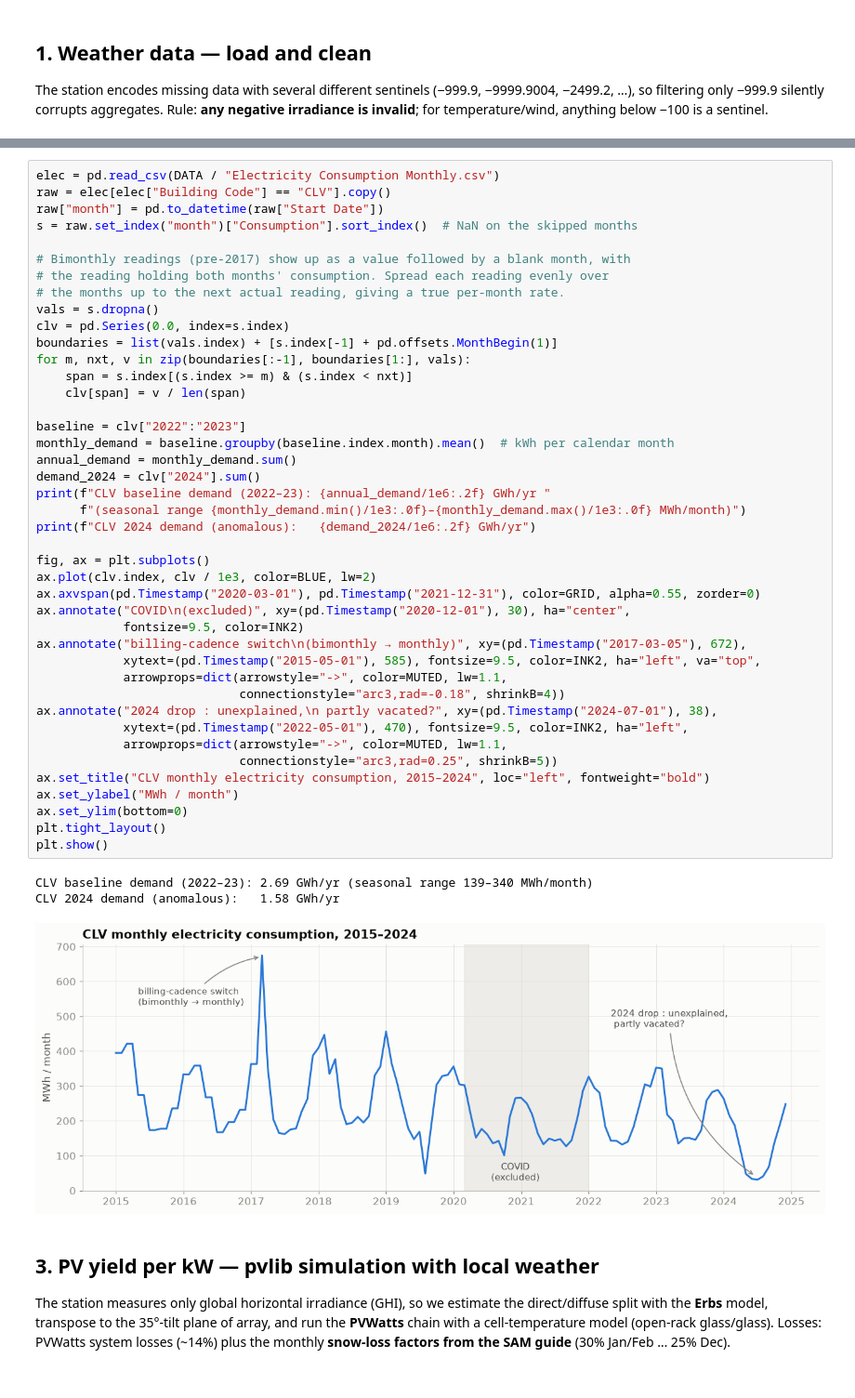
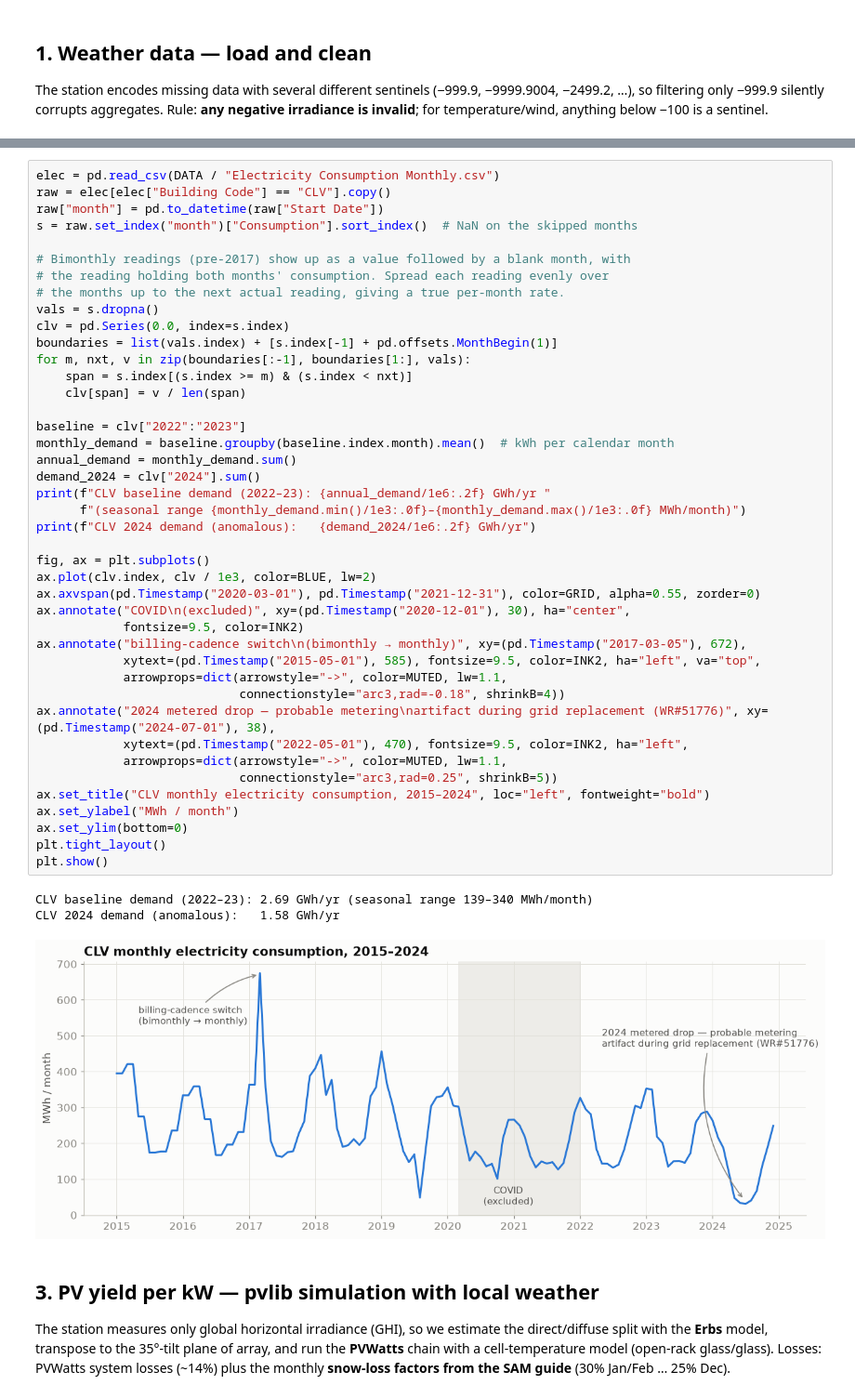
Before and after one commit to k399z/Solar-PV-potential-analysis, a Jupyter notebook: solar_energy_simulation.ipynb, the cells around one changed output, grey strips where cells are left out. Shown at 93% size. Drawn from its saved outputs; the diff is of its cells as text.

```diff
--- a/solar_energy_simulation.ipynb
+++ b/solar_energy_simulation.ipynb
@@ -117,35 +119,35 @@ for m, nxt, v in zip(boundaries[:-1], boundaries[1:], vals):
     clv[span] = v / len(span)
 
 baseline = clv["2022":"2023"]
 monthly_demand = baseline.groupby(baseline.index.month).mean()  # kWh per calendar month
 annual_demand = monthly_demand.sum()
 demand_2024 = clv["2024"].sum()
 print(f"CLV baseline demand (2022–23): {annual_demand/1e6:.2f} GWh/yr "
       f"(seasonal range {monthly_demand.min()/1e3:.0f}–{monthly_demand.max()/1e3:.0f} MWh/month)")
 print(f"CLV 2024 demand (anomalous):   {demand_2024/1e6:.2f} GWh/yr")
 
 fig, ax = plt.subplots()
 ax.plot(clv.index, clv / 1e3, color=BLUE, lw=2)
 ax.axvspan(pd.Timestamp("2020-03-01"), pd.Timestamp("2021-12-31"), color=GRID, alpha=0.55, zorder=0)
 ax.annotate("COVID\n(excluded)", xy=(pd.Timestamp("2020-12-01"), 30), ha="center",
             fontsize=9.5, color=INK2)
 ax.annotate("billing-cadence switch\n(bimonthly → monthly)", xy=(pd.Timestamp("2017-03-05"), 672),
             xytext=(pd.Timestamp("2015-05-01"), 585), fontsize=9.5, color=INK2, ha="left", va="top",
             arrowprops=dict(arrowstyle="->", color=MUTED, lw=1.1,
                             connectionstyle="arc3,rad=-0.18", shrinkB=4))
-ax.annotate("2024 drop : unexplained,\n partly vacated?", xy=(pd.Timestamp("2024-07-01"), 38),
+ax.annotate("2024 metered drop — probable metering\nartifact during grid replacement (WR#51776)", xy=(pd.Timestamp("2024-07-01"), 38),
             xytext=(pd.Timestamp("2022-05-01"), 470), fontsize=9.5, color=INK2, ha="left",
             arrowprops=dict(arrowstyle="->", color=MUTED, lw=1.1,
                             connectionstyle="arc3,rad=0.25", shrinkB=5))
 ax.set_title("CLV monthly electricity consumption, 2015–2024", loc="left", fontweight="bold")
 ax.set_ylabel("MWh / month")
 ax.set_ylim(bottom=0)
 plt.tight_layout()
 plt.show()
 # %% [output]
 CLV baseline demand (2022–23): 2.69 GWh/yr (seasonal range 139–340 MWh/month)
 CLV 2024 demand (anomalous):   1.58 GWh/yr
-[figure, old version]
+[figure, new version]
 # %% [markdown]
 ## 3. PV yield per kW — pvlib simulation with local weather
 
```
Also changed, not shown: parts of 2 cells of this notebook, 1 other file.
